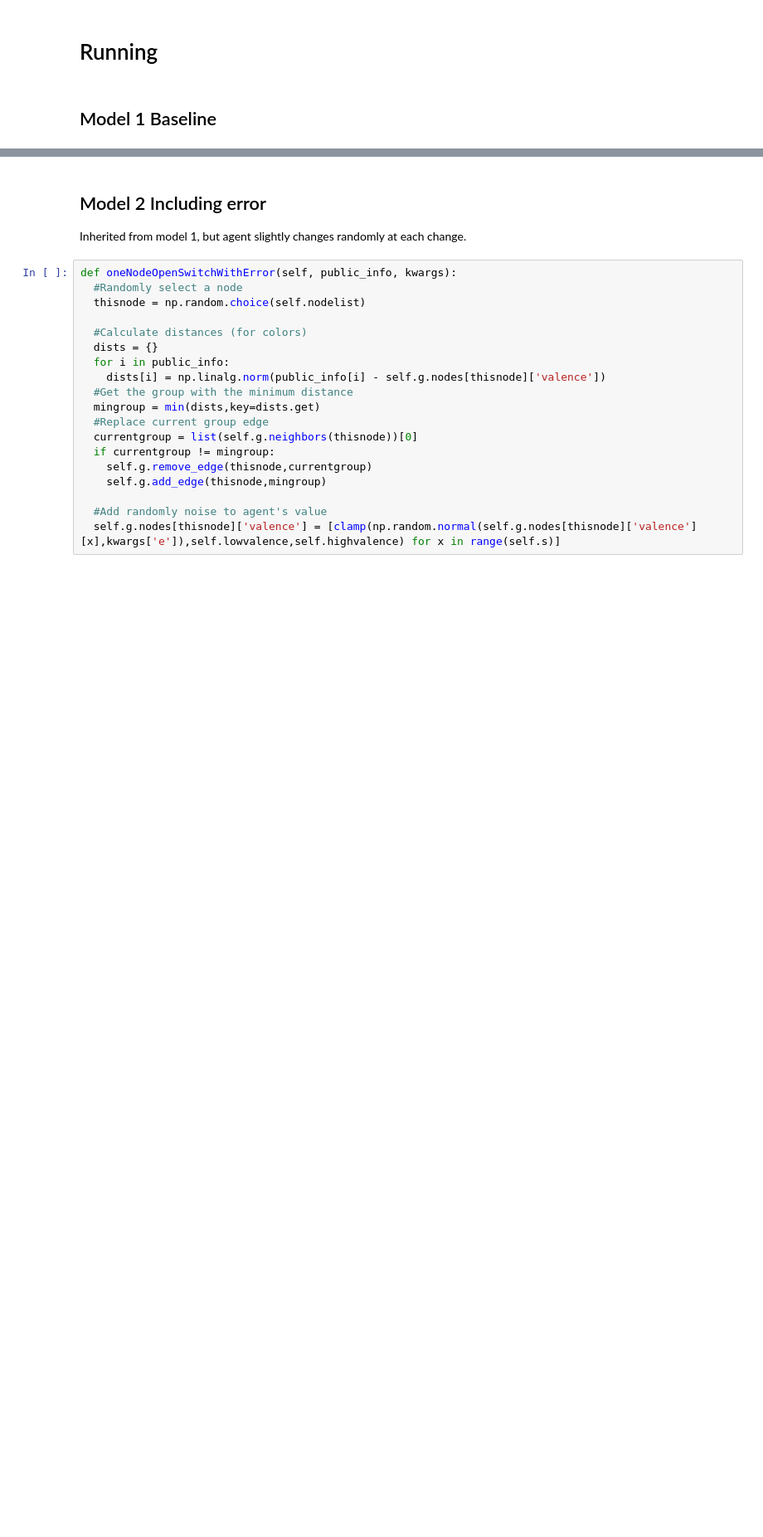
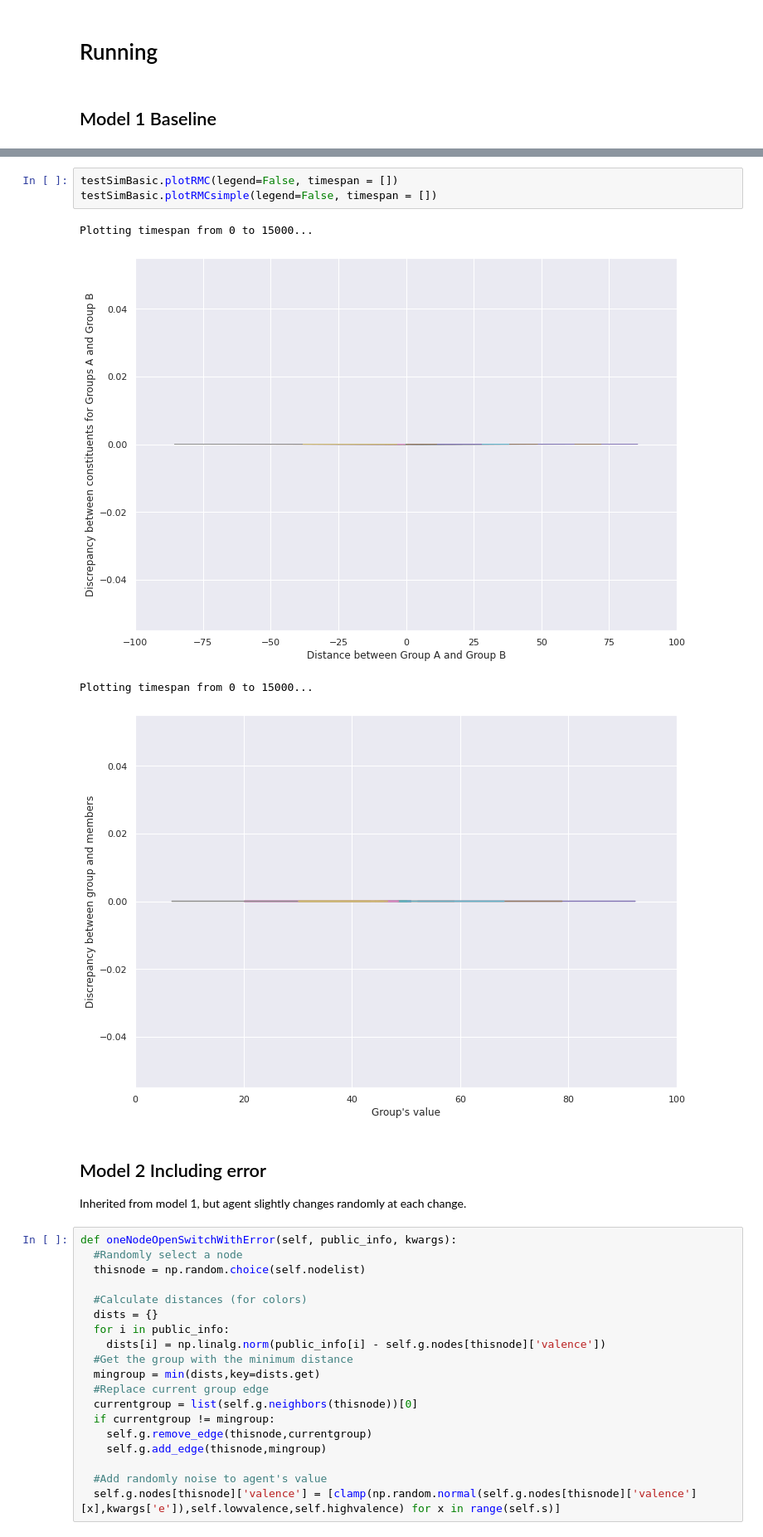
Before and after one commit to vincentmwong/groupshift-model, a Jupyter notebook: Groupshift_Model.ipynb, the cells around one changed output, grey strips where cells are left out. Shown at 83% size. Drawn from its saved outputs; the diff is of its cells as text; blank space fills up the shorter version.

```diff
--- a/Groupshift_Model.ipynb
+++ b/Groupshift_Model.ipynb
@@ -340,3 +552,11 @@ testSim.plotTimelineSizes()
+# %%
+testSimBasic.plotRMC(legend=False, timespan = [])
+testSimBasic.plotRMCsimple(legend=False, timespan = [])
+# %% [output]
+Plotting timespan from 0 to 15000...
+[figure, added]
+Plotting timespan from 0 to 15000...
+[figure, added]
 # %% [markdown]
 ## Model 2 Including error
 
```
Also changed, not shown: parts of 18 cells of this notebook.
